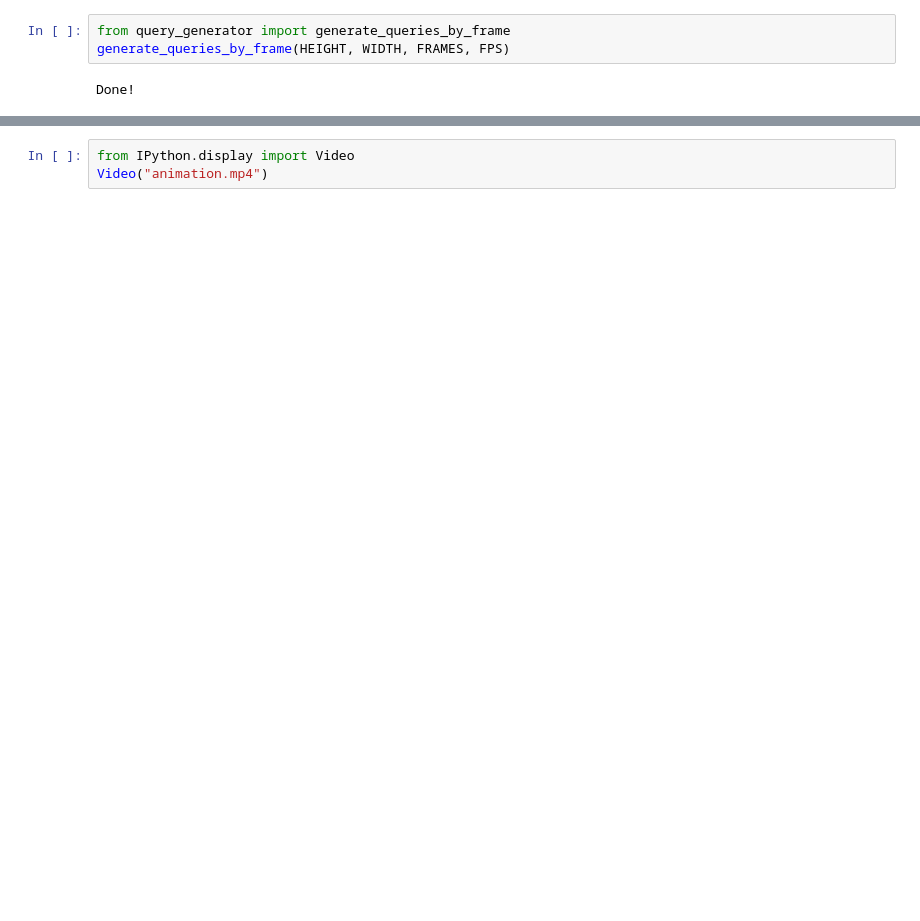
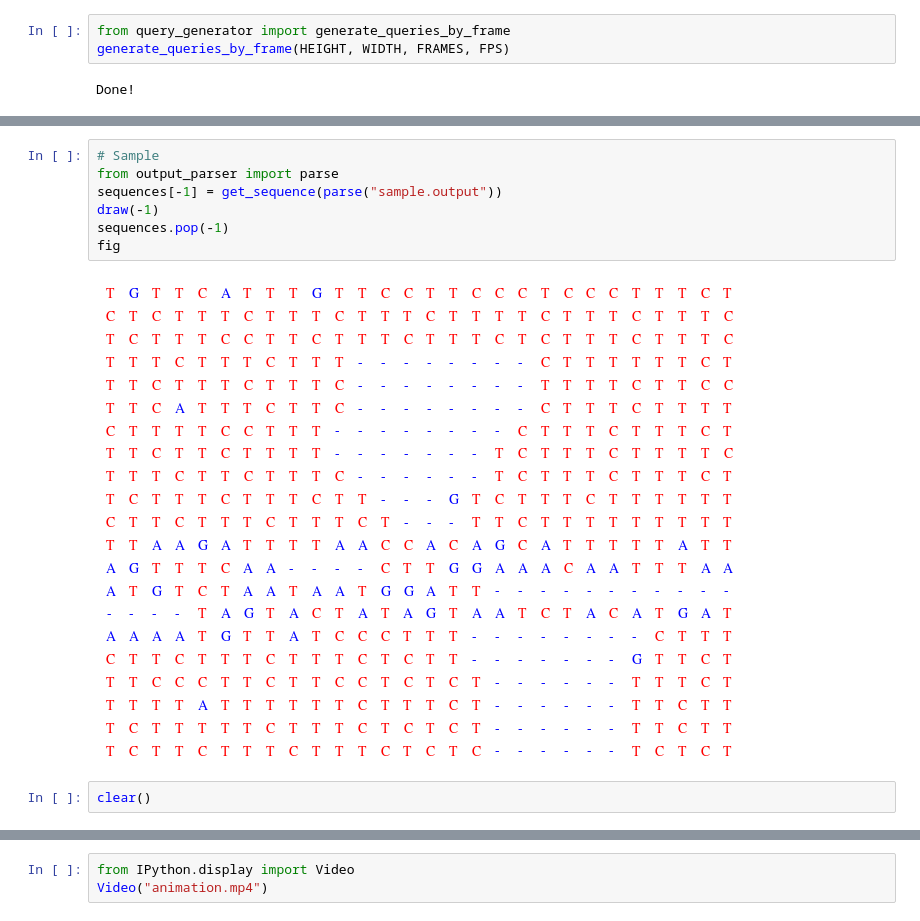
Before and after one commit to kevinjycui/bad-apple-on-human-genome, a Jupyter notebook: render.ipynb, the cells around one changed output, grey strips where cells are left out. Saved outputs shown, nothing was run; the diff lists cells and outputs as text; blank space fills up the shorter version.

```diff
--- a/render.ipynb
+++ b/render.ipynb
@@ -11,3 +91,14 @@ Done!
+# %%
+# Sample
+from output_parser import parse
+sequences[-1] = get_sequence(parse("sample.output"))
+draw(-1)
+sequences.pop(-1)
+fig
+# %% [output]
+[figure, added]
+# %%
+clear()
 # %%
 !. align.sh
 # %% [output]
```
Also changed, not shown: parts of 12 cells of this notebook, 2 other files.
